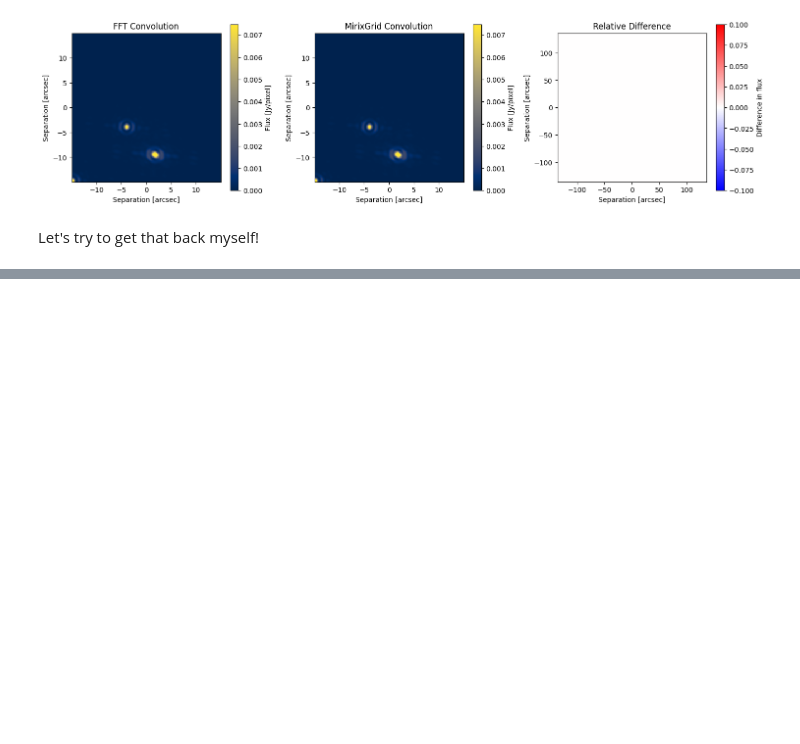
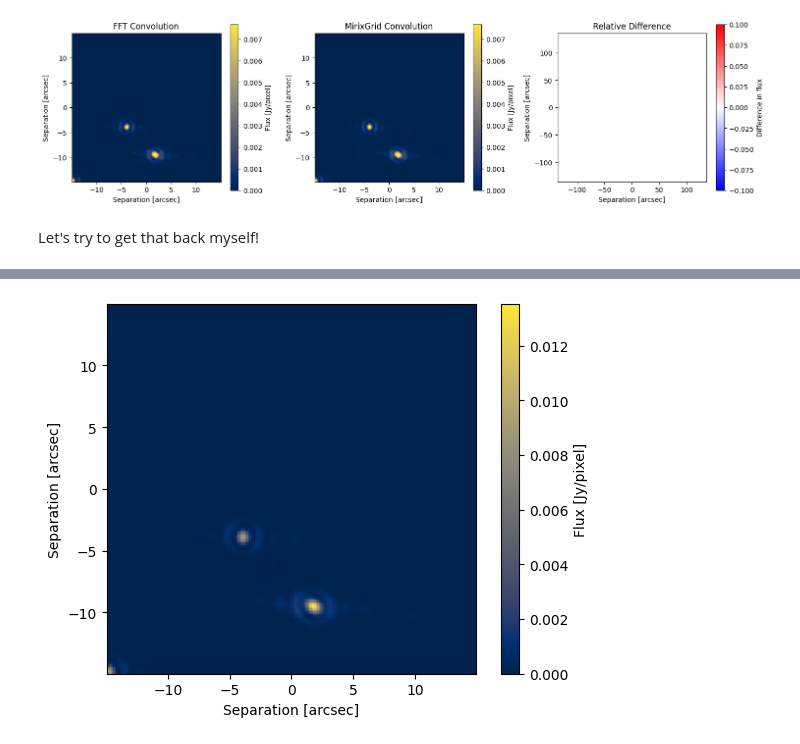
Before and after one commit to ProfesseurShadoko/mirix_grids, a Jupyter notebook: notebooks/fftconvolve.ipynb, the cells around one changed output, grey strips where cells are left out. Cells and saved outputs as stored; diff of their text form; code cells hidden in the pictures; blank space fills up the shorter version.

```diff
--- a/notebooks/fftconvolve.ipynb
+++ b/notebooks/fftconvolve.ipynb
@@ -323,0 +216,4 @@ stripe metric pca_k=200: 1.0714650486417366e-06
+# %%
+plot_image2d(image, qmax=1, qmin=0)
+# %% [output]
+[figure, added]
```
Also changed, not shown: parts of 11 cells of this notebook, 1 other file.
